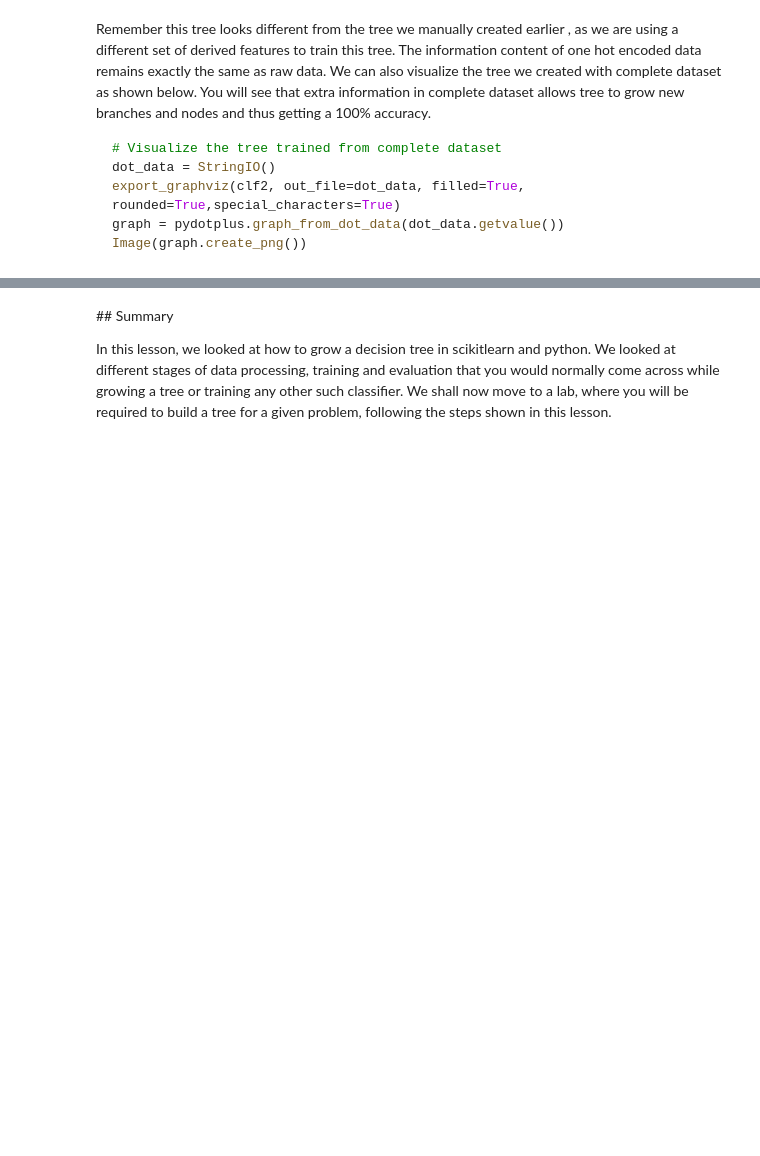
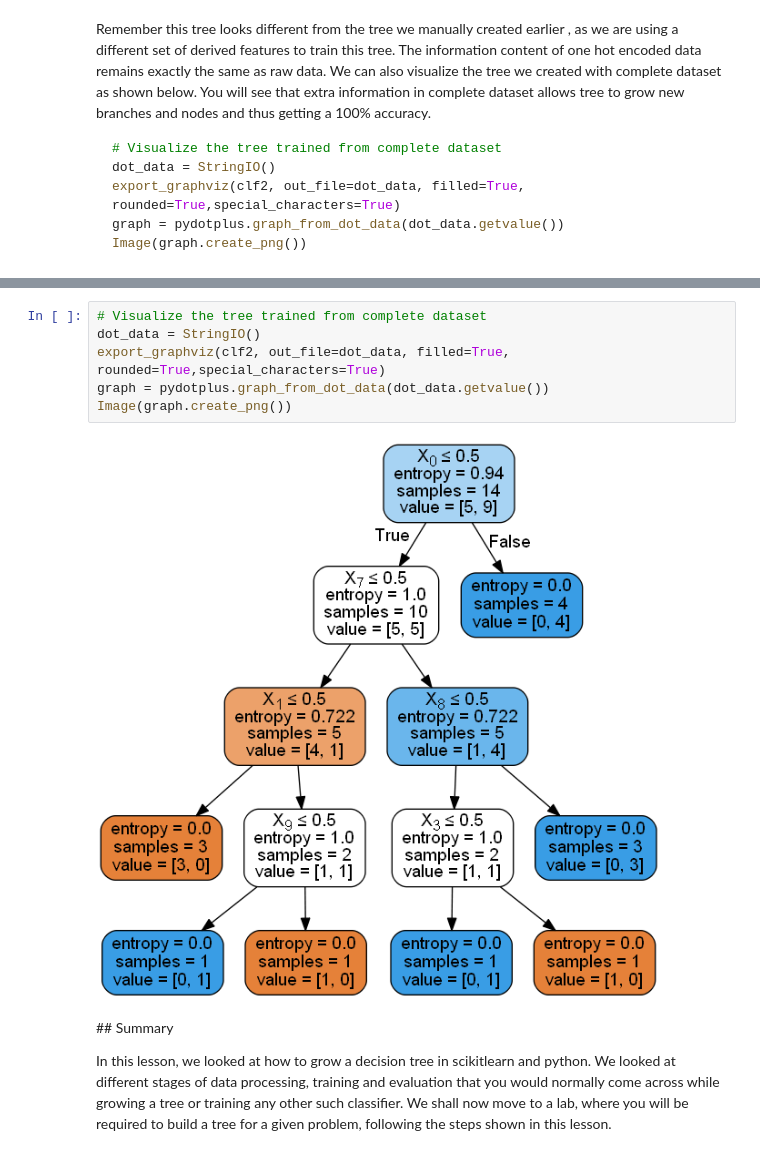
Before and after one commit to L-Lewis/dsc-3-31-06-decision-tree-scikitlearn-codealong-online-ds-ft-011419, a Jupyter notebook: index.ipynb, the cells around one changed output, grey strips where cells are left out. Drawn from its saved outputs; the diff is of its cells as text; blank space fills up the shorter version.

```diff
--- a/index.ipynb
+++ b/index.ipynb
@@ -310,3 +291,11 @@ Image(graph.create_png())
+# %%
+# Visualize the tree trained from complete dataset
+dot_data = StringIO()
+export_graphviz(clf2, out_file=dot_data, filled=True, rounded=True,special_characters=True)
+graph = pydotplus.graph_from_dot_data(dot_data.getvalue())
+Image(graph.create_png())
+# %% [output]
+[figure, added]
 # %% [markdown]
 ## Summary
 
```
Also changed, not shown: parts of 6 cells of this notebook.
